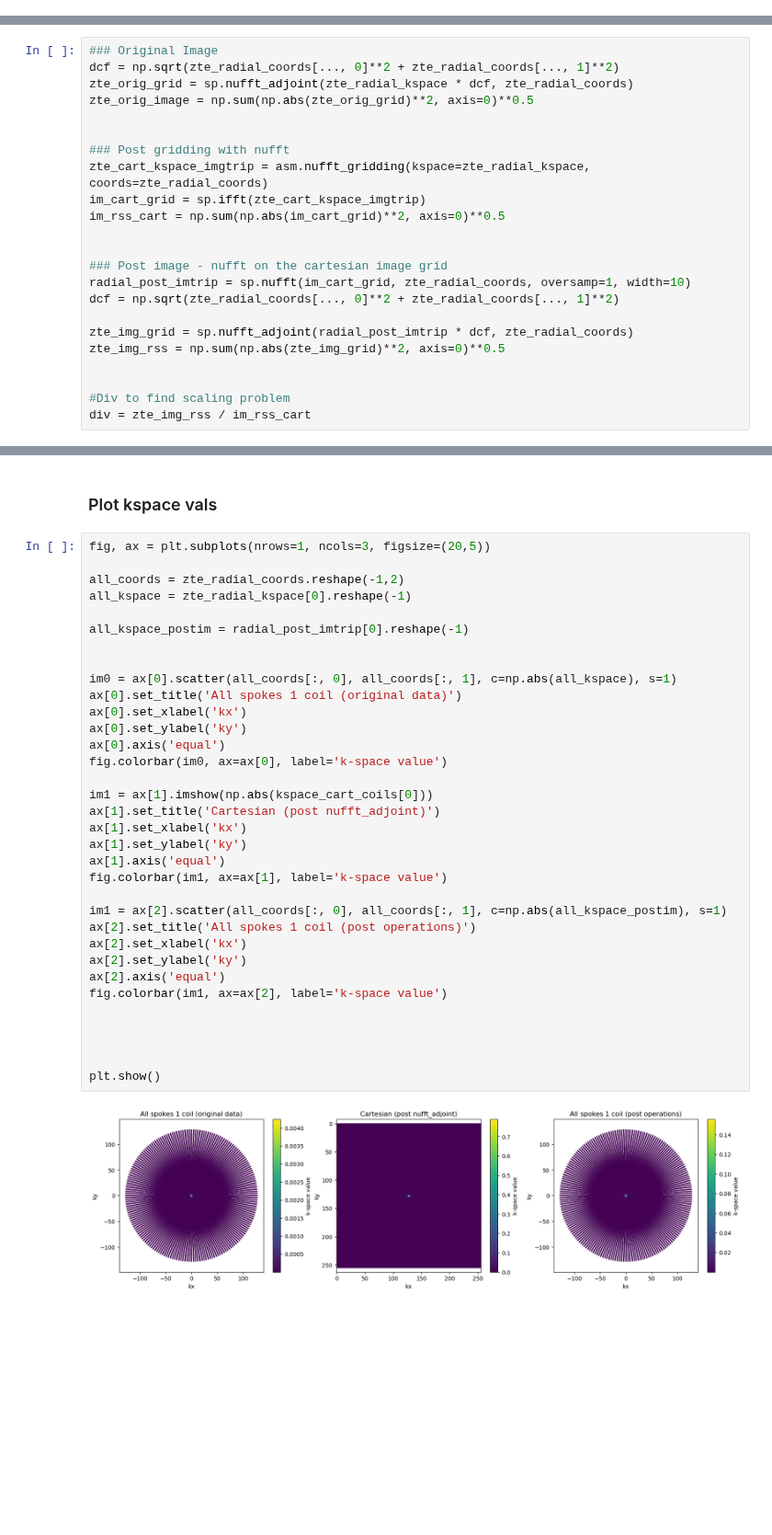
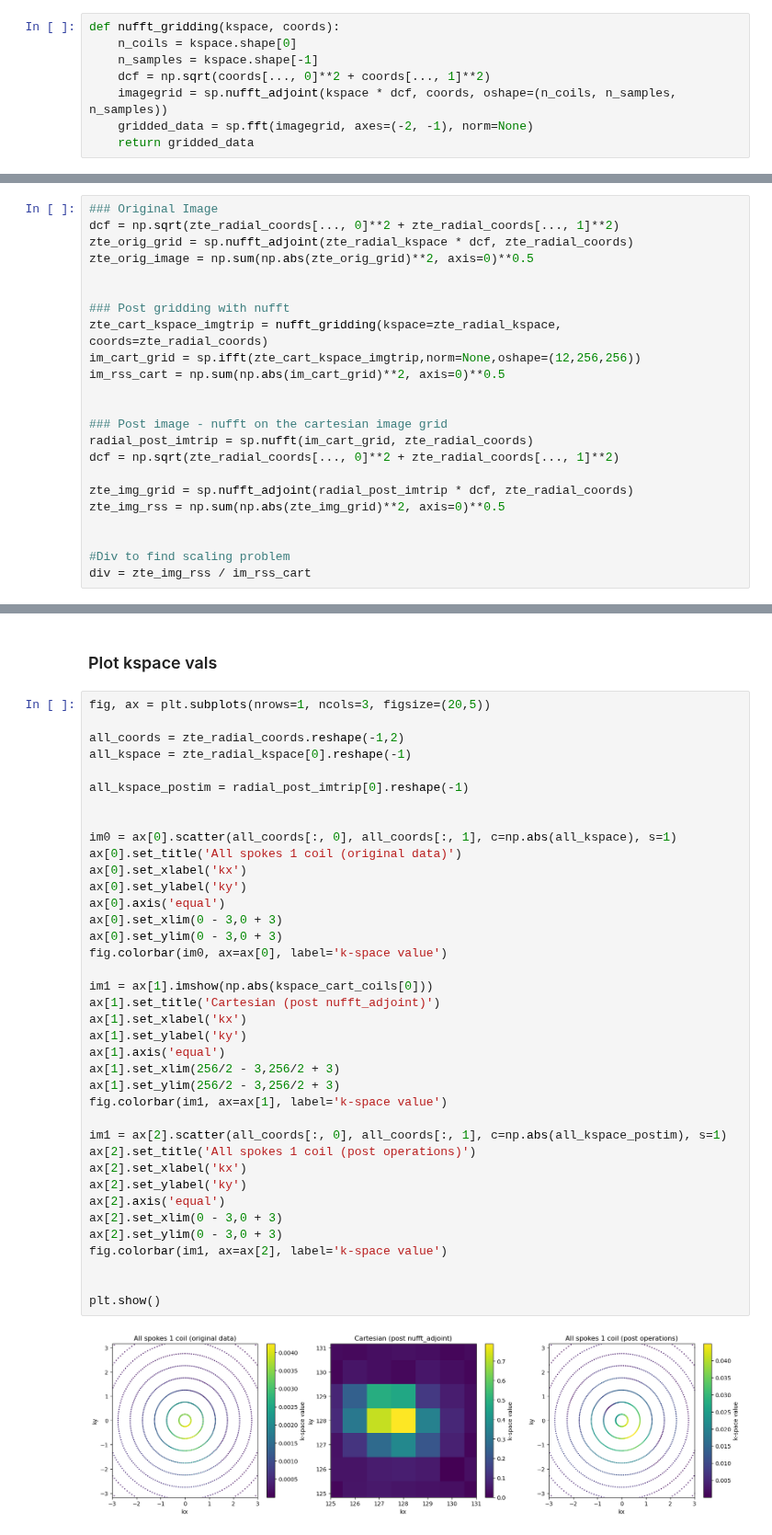
Before and after one commit to aymmulla/MSc-Project-ZTE, a Jupyter notebook: Degridding.ipynb, the cells around one changed output, grey strips where cells are left out. Shown at 92% size. Saved outputs shown, nothing was run; the diff lists cells and outputs as text; blank space fills up the shorter version.

```diff
--- a/Degridding.ipynb
+++ b/Degridding.ipynb
@@ -17,6 +17,14 @@ zte_radial_kspace, zte_radial_coords = asm.generate_zte_data_OLD(ksp=ksp, coord=
 
 kspace_cart_coils = asm.gridding_operator(kspace_data=zte_radial_kspace, coord=zte_radial_coords)
 #radial_interp_coils = asm.gridding_operator_H(cartesian_data=kspace_cart_coils, coord=zte_radial_coords)
+# %%
+def nufft_gridding(kspace, coords):
+    n_coils = kspace.shape[0]
+    n_samples = kspace.shape[-1]
+    dcf = np.sqrt(coords[..., 0]**2 + coords[..., 1]**2)
+    imagegrid = sp.nufft_adjoint(kspace * dcf, coords, oshape=(n_coils, n_samples, n_samples))
+    gridded_data = sp.fft(imagegrid, axes=(-2, -1), norm=None)
+    return gridded_data
 # %% [markdown]
 ## Problem - NUFFT Degridding
 
@@ -51,13 +59,13 @@ zte_orig_image = np.sum(np.abs(zte_orig_grid)**2, axis=0)**0.5
 
 
 ### Post gridding with nufft
-zte_cart_kspace_imgtrip = asm.nufft_gridding(kspace=zte_radial_kspace, coords=zte_radial_coords)
-im_cart_grid = sp.ifft(zte_cart_kspace_imgtrip)
+zte_cart_kspace_imgtrip = nufft_gridding(kspace=zte_radial_kspace, coords=zte_radial_coords)
+im_cart_grid = sp.ifft(zte_cart_kspace_imgtrip,norm=None,oshape=(12,256,256))
 im_rss_cart = np.sum(np.abs(im_cart_grid)**2, axis=0)**0.5
 
 
 ### Post image - nufft on the cartesian image grid
-radial_post_imtrip = sp.nufft(im_cart_grid, zte_radial_coords, oversamp=1, width=10)
+radial_post_imtrip = sp.nufft(im_cart_grid, zte_radial_coords)
 dcf = np.sqrt(zte_radial_coords[..., 0]**2 + zte_radial_coords[..., 1]**2)
 
 zte_img_grid = sp.nufft_adjoint(radial_post_imtrip * dcf, zte_radial_coords)
@@ -110,36 +118,40 @@ fig, ax = plt.subplots(nrows=1, ncols=3, figsize=(20,5))
 all_coords = zte_radial_coords.reshape(-1,2)
 all_kspace = zte_radial_kspace[0].reshape(-1)
 
 all_kspace_postim = radial_post_imtrip[0].reshape(-1)
 
 
 im0 = ax[0].scatter(all_coords[:, 0], all_coords[:, 1], c=np.abs(all_kspace), s=1)
 ax[0].set_title('All spokes 1 coil (original data)')
 ax[0].set_xlabel('kx')
 ax[0].set_ylabel('ky')
 ax[0].axis('equal')
+ax[0].set_xlim(0 - 3,0 + 3)
+ax[0].set_ylim(0 - 3,0 + 3)
 fig.colorbar(im0, ax=ax[0], label='k-space value')
 
 im1 = ax[1].imshow(np.abs(kspace_cart_coils[0]))
 ax[1].set_title('Cartesian (post nufft_adjoint)')
 ax[1].set_xlabel('kx')
 ax[1].set_ylabel('ky')
 ax[1].axis('equal')
+ax[1].set_xlim(256/2 - 3,256/2 + 3)
+ax[1].set_ylim(256/2 - 3,256/2 + 3)
 fig.colorbar(im1, ax=ax[1], label='k-space value')
 
 im1 = ax[2].scatter(all_coords[:, 0], all_coords[:, 1], c=np.abs(all_kspace_postim), s=1)
 ax[2].set_title('All spokes 1 coil (post operations)')
 ax[2].set_xlabel('kx')
 ax[2].set_ylabel('ky')
 ax[2].axis('equal')
+ax[2].set_xlim(0 - 3,0 + 3)
+ax[2].set_ylim(0 - 3,0 + 3)
 fig.colorbar(im1, ax=ax[2], label='k-space value')
 
 
-
-
 plt.show()
 # %% [output]
-[figure, old version]
+[figure, new version]
 # %%
 test_round_trip = sp.nufft_adjoint(sp.nufft(im_cart_grid, zte_radial_coords), zte_radial_coords)
 scale_factor =  np.abs(test_round_trip).max() / np.abs(im_cart_grid).max()
```
Also changed, not shown: parts of 4 cells of this notebook, 2 other files.
